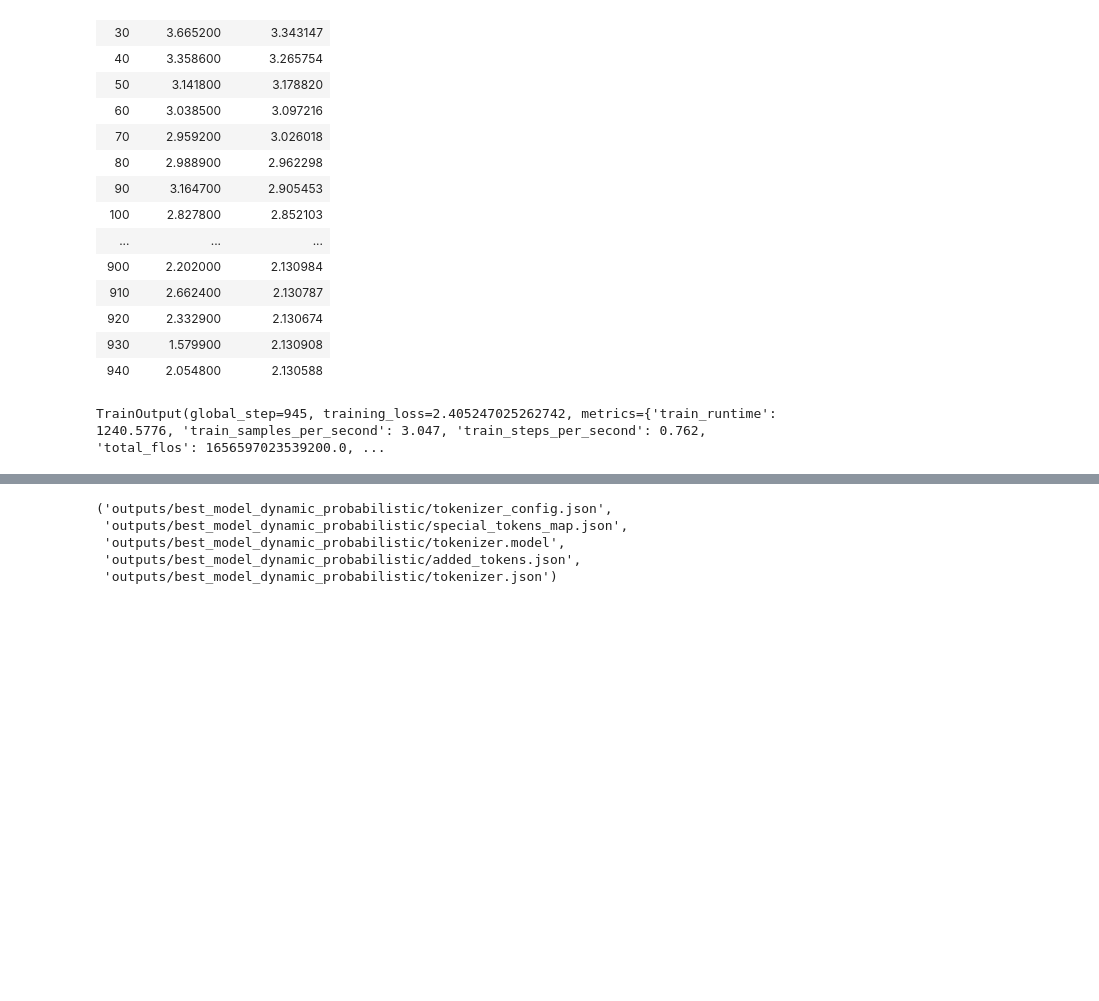
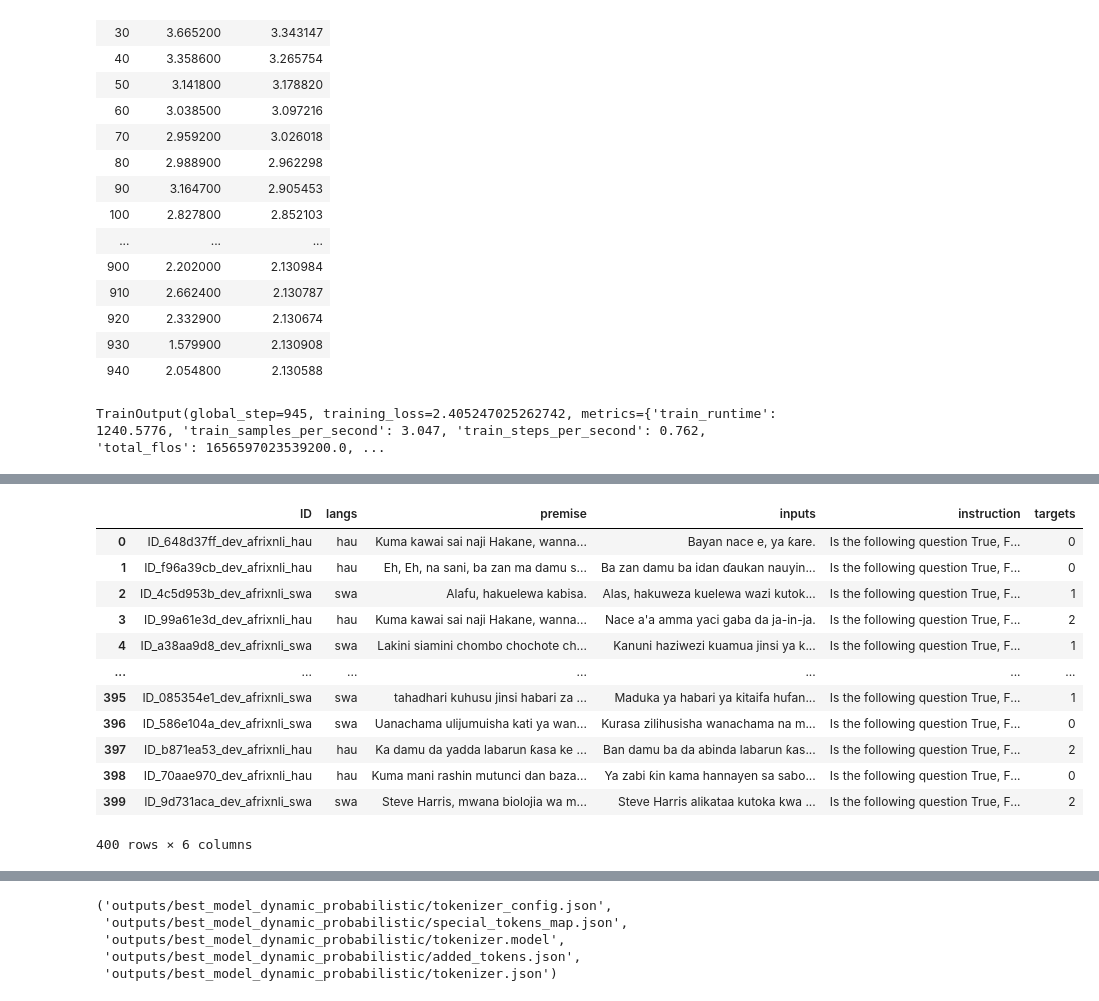
Before and after one commit to melissafasol/InkubaLM-Challenge, a Jupyter notebook: notebooks_EDA/03_ABtesting.ipynb, the cells around one changed output, grey strips where cells are left out. Drawn from its saved outputs; the diff is of its cells as text; code cells hidden in the pictures; blank space fills up the shorter version.

```diff
--- a/notebooks_EDA/03_ABtesting.ipynb
+++ b/notebooks_EDA/03_ABtesting.ipynb
@@ -377,0 +527,16 @@ def create_submission(output_path, test_flag: bool):
+# %%
+xnli_df
+# %% [output]
+|  | ID | langs | premise | inputs | instruction | targets |
+| 0 | ID_648d37ff_dev_afrixnli_hau | hau | Kuma kawai sai naji Hakane, wanna... | Bayan nace e, ya ƙare. | Is the following question True, F... | 0 |
+| 1 | ID_f96a39cb_dev_afrixnli_hau | hau | Eh, Eh, na sani, ba zan ma damu s... | Ba zan damu ba idan ɗaukan nauyin... | Is the following question True, F... | 0 |
+| 2 | ID_4c5d953b_dev_afrixnli_swa | swa | Alafu, hakuelewa kabisa. | Alas, hakuweza kuelewa wazi kutok... | Is the following question True, F... | 1 |
+| 3 | ID_99a61e3d_dev_afrixnli_hau | hau | Kuma kawai sai naji Hakane, wanna... | Nace a'a amma yaci gaba da ja-in-ja. | Is the following question True, F... | 2 |
+| 4 | ID_a38aa9d8_dev_afrixnli_swa | swa | Lakini siamini chombo chochote ch... | Kanuni haziwezi kuamua jinsi ya k... | Is the following question True, F... | 1 |
+| ... | ... | ... | ... | ... | ... | ... |
+| 395 | ID_085354e1_dev_afrixnli_swa | swa | tahadhari kuhusu jinsi habari za ... | Maduka ya habari ya kitaifa hufan... | Is the following question True, F... | 1 |
+| 396 | ID_586e104a_dev_afrixnli_swa | swa | Uanachama ulijumuisha kati ya wan... | Kurasa zilihusisha wanachama na m... | Is the following question True, F... | 0 |
+| 397 | ID_b871ea53_dev_afrixnli_hau | hau | Ka damu da yadda labarun ƙasa ke ... | Ban damu ba da abinda labarun ƙas... | Is the following question True, F... | 2 |
+| 398 | ID_70aae970_dev_afrixnli_hau | hau | Kuma mani rashin mutunci dan baza... | Ya zabi ƙin kama hannayen sa sabo... | Is the following question True, F... | 0 |
+| 399 | ID_9d731aca_dev_afrixnli_swa | swa | Steve Harris, mwana biolojia wa m... | Steve Harris alikataa kutoka kwa ... | Is the following question True, F... | 2 |
+400 rows × 6 columns
```
Also changed, not shown: parts of 20 cells of this notebook.
